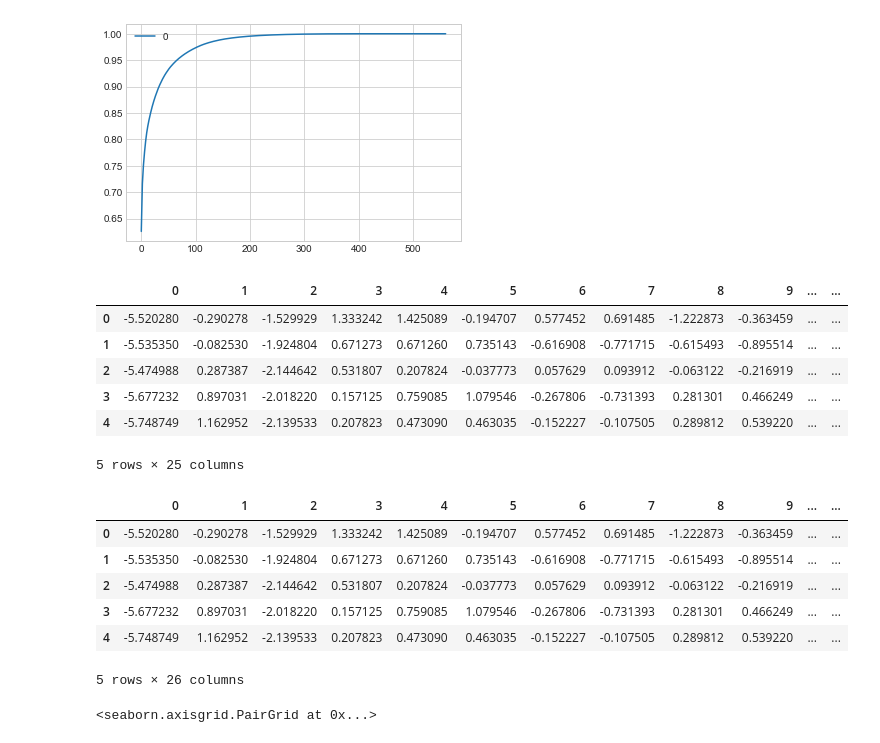
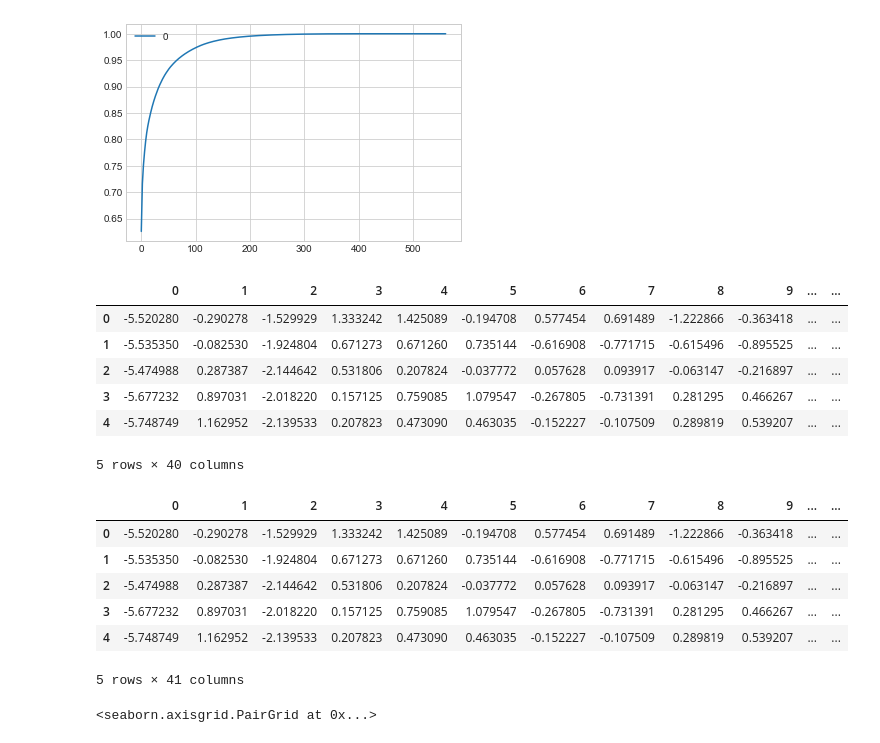
Before and after one commit to Srikar07/Kaggle_Titanic, a Jupyter notebook: Human_Acitvity/UCI solution.ipynb, the cells around one changed output. Saved outputs shown, nothing was run; the diff lists cells and outputs as text; code cells hidden in the pictures.

```diff
--- a/Human_Acitvity/UCI solution.ipynb
+++ b/Human_Acitvity/UCI solution.ipynb
@@ -114,30 +114,30 @@ explained_variance_cum.plot(grid = True)
 <matplotlib.axes._subplots.AxesSubplot at 0x...>
 [figure]
 # %%
-pca = PCA(n_components = 25)
+pca = PCA(n_components = 40)
 X_train_pca = pca.fit_transform(X_train)
 X_train_pca = pd.DataFrame(X_train_pca)
 pd.DataFrame(X_train_pca).head()
 # %% [output]
 |  | 0 | 1 | 2 | 3 | 4 | 5 | 6 | 7 | 8 | 9 | ... | ... |
-| 0 | -5.520280 | -0.290278 | -1.529929 | 1.333242 | 1.425089 | -0.194707 | 0.577452 | 0.691485 | -1.222873 | -0.363459 | ... | ... |
-| 1 | -5.535350 | -0.082530 | -1.924804 | 0.671273 | 0.671260 | 0.735143 | -0.616908 | -0.771715 | -0.615493 | -0.895514 | ... | ... |
-| 2 | -5.474988 | 0.287387 | -2.144642 | 0.531807 | 0.207824 | -0.037773 | 0.057629 | 0.093912 | -0.063122 | -0.216919 | ... | ... |
-| 3 | -5.677232 | 0.897031 | -2.018220 | 0.157125 | 0.759085 | 1.079546 | -0.267806 | -0.731393 | 0.281301 | 0.466249 | ... | ... |
-| 4 | -5.748749 | 1.162952 | -2.139533 | 0.207823 | 0.473090 | 0.463035 | -0.152227 | -0.107505 | 0.289812 | 0.539220 | ... | ... |
+| 0 | -5.520280 | -0.290278 | -1.529929 | 1.333242 | 1.425089 | -0.194708 | 0.577454 | 0.691489 | -1.222866 | -0.363418 | ... | ... |
+| 1 | -5.535350 | -0.082530 | -1.924804 | 0.671273 | 0.671260 | 0.735144 | -0.616908 | -0.771715 | -0.615496 | -0.895525 | ... | ... |
+| 2 | -5.474988 | 0.287387 | -2.144642 | 0.531806 | 0.207824 | -0.037772 | 0.057628 | 0.093917 | -0.063147 | -0.216897 | ... | ... |
+| 3 | -5.677232 | 0.897031 | -2.018220 | 0.157125 | 0.759085 | 1.079547 | -0.267805 | -0.731391 | 0.281295 | 0.466267 | ... | ... |
+| 4 | -5.748749 | 1.162952 | -2.139533 | 0.207823 | 0.473090 | 0.463035 | -0.152227 | -0.107509 | 0.289819 | 0.539207 | ... | ... |
-5 rows × 25 columns
+5 rows × 40 columns
 # %%
 Y_train.columns = ['label']
 X_train_set = X_train_pca.join(Y_train)
 X_train_set.head()
 # %% [output]
 |  | 0 | 1 | 2 | 3 | 4 | 5 | 6 | 7 | 8 | 9 | ... | ... |
-| 0 | -5.520280 | -0.290278 | -1.529929 | 1.333242 | 1.425089 | -0.194707 | 0.577452 | 0.691485 | -1.222873 | -0.363459 | ... | ... |
-| 1 | -5.535350 | -0.082530 | -1.924804 | 0.671273 | 0.671260 | 0.735143 | -0.616908 | -0.771715 | -0.615493 | -0.895514 | ... | ... |
-| 2 | -5.474988 | 0.287387 | -2.144642 | 0.531807 | 0.207824 | -0.037773 | 0.057629 | 0.093912 | -0.063122 | -0.216919 | ... | ... |
-| 3 | -5.677232 | 0.897031 | -2.018220 | 0.157125 | 0.759085 | 1.079546 | -0.267806 | -0.731393 | 0.281301 | 0.466249 | ... | ... |
-| 4 | -5.748749 | 1.162952 | -2.139533 | 0.207823 | 0.473090 | 0.463035 | -0.152227 | -0.107505 | 0.289812 | 0.539220 | ... | ... |
+| 0 | -5.520280 | -0.290278 | -1.529929 | 1.333242 | 1.425089 | -0.194708 | 0.577454 | 0.691489 | -1.222866 | -0.363418 | ... | ... |
+| 1 | -5.535350 | -0.082530 | -1.924804 | 0.671273 | 0.671260 | 0.735144 | -0.616908 | -0.771715 | -0.615496 | -0.895525 | ... | ... |
+| 2 | -5.474988 | 0.287387 | -2.144642 | 0.531806 | 0.207824 | -0.037772 | 0.057628 | 0.093917 | -0.063147 | -0.216897 | ... | ... |
+| 3 | -5.677232 | 0.897031 | -2.018220 | 0.157125 | 0.759085 | 1.079547 | -0.267805 | -0.731391 | 0.281295 | 0.466267 | ... | ... |
+| 4 | -5.748749 | 1.162952 | -2.139533 | 0.207823 | 0.473090 | 0.463035 | -0.152227 | -0.107509 | 0.289819 | 0.539207 | ... | ... |
-5 rows × 26 columns
+5 rows × 41 columns
 # %%
 sb.pairplot(X_train_set[[0,1,'label']], hue="label")
 # %% [output]
```
Also changed, not shown: parts of 10 cells of this notebook.
